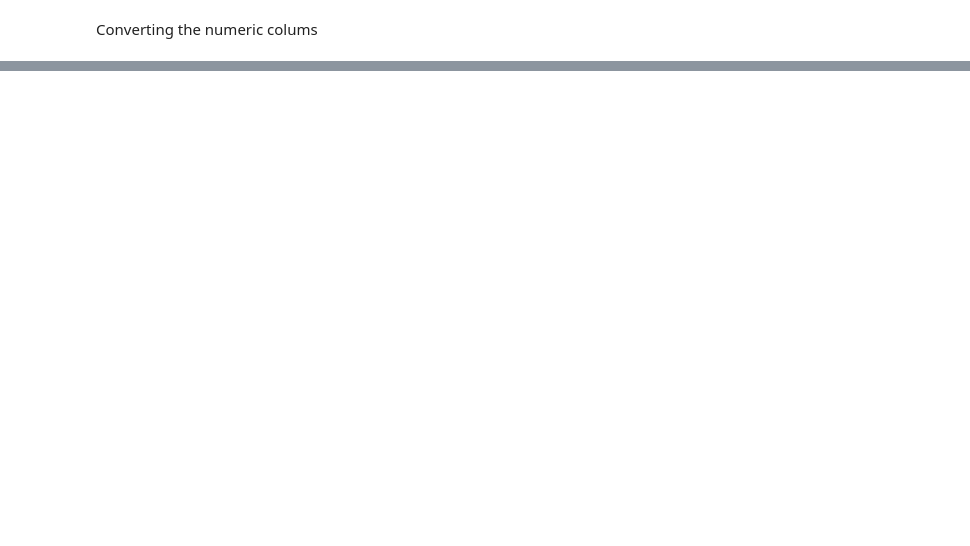
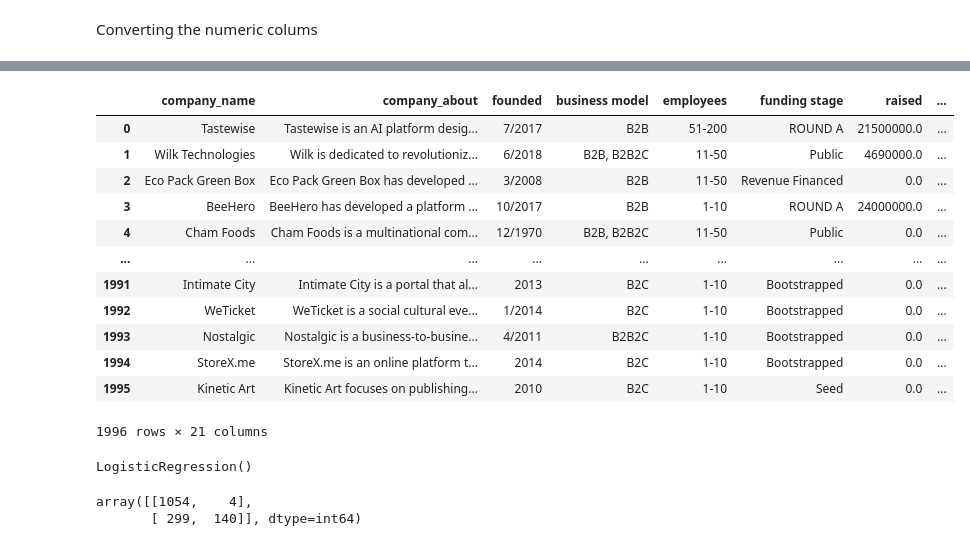
Before and after one commit to matanini/startup_classifier, a Jupyter notebook: data-cleaning.ipynb, the cells around one changed output, grey strips where cells are left out. Cells and saved outputs as stored; diff of their text form; code cells hidden in the pictures; blank space fills up the shorter version.

```diff
--- a/data-cleaning.ipynb
+++ b/data-cleaning.ipynb
@@ -101,6 +101,8 @@ df_test['raised'] = df_test['raised'].fillna(0)
 df_test['total_rounds'] = df_test['total_rounds'].fillna(0)
 df_test['investors'] = df_test['investors'].fillna(0)
 df_test['ipo_price'] = df_test['ipo_price'].fillna(0)
+# %%
+df_test.status.replace({'active' : 1, 'not_active' : 0 }, inplace=True)
 # %% [markdown]
 Removing unused columns
 # %%
@@ -153,0 +163,20 @@ df_test.shape
+# %%
+df_test.loc[(df_test["status"]==1)&(df_test['raised']>4000000), 'suceeded'] = 1
+df_test.loc[(df_test["status"]==0)|(df_test['raised']<=4000000), 'suceeded'] = 0
+# %%
+# df_test.loc["succeeded"] = df_test[(df_test['status'] == 1) & (df_test['raised'] > 5000000)]
+df_test
+# %% [output]
+|  | company_name | company_about | founded | business model | employees | funding stage | raised | ... |
+| 0 | Tastewise | Tastewise is an AI platform desig... | 7/2017 | B2B | 51-200 | ROUND A | 21500000.0 | ... |
+| 1 | Wilk Technologies | Wilk is dedicated to revolutioniz... | 6/2018 | B2B, B2B2C | 11-50 | Public | 4690000.0 | ... |
+| 2 | Eco Pack Green Box | Eco Pack Green Box has developed ... | 3/2008 | B2B | 11-50 | Revenue Financed | 0.0 | ... |
+| 3 | BeeHero | BeeHero has developed a platform ... | 10/2017 | B2B | 1-10 | ROUND A | 24000000.0 | ... |
+| 4 | Cham Foods | Cham Foods is a multinational com... | 12/1970 | B2B, B2B2C | 11-50 | Public | 0.0 | ... |
+| ... | ... | ... | ... | ... | ... | ... | ... | ... |
+| 1991 | Intimate City | Intimate City is a portal that al... | 2013 | B2C | 1-10 | Bootstrapped | 0.0 | ... |
+| 1992 | WeTicket | WeTicket is a social cultural eve... | 1/2014 | B2C | 1-10 | Bootstrapped | 0.0 | ... |
+| 1993 | Nostalgic | Nostalgic is a business-to-busine... | 4/2011 | B2B2C | 1-10 | Bootstrapped | 0.0 | ... |
+| 1994 | StoreX.me | StoreX.me is an online platform t... | 2014 | B2C | 1-10 | Bootstrapped | 0.0 | ... |
+| 1995 | Kinetic Art | Kinetic Art focuses on publishing... | 2010 | B2C | 1-10 | Seed | 0.0 | ... |
+1996 rows × 21 columns
@@ -153,0 +190,5 @@ df_test.shape
+# %%
+lr = LogisticRegression()
+lr.fit(xtrain,ytrain)
+# %% [output]
+LogisticRegression()
@@ -153,0 +198,5 @@ df_test.shape
+# %%
+metrics.confusion_matrix(ytrain_pred, ytrain)
+# %% [output]
+array([[1054,    4],
+       [ 299,  140]], dtype=int64)
```
Also changed, not shown: parts of 13 cells of this notebook, 1 other file.
